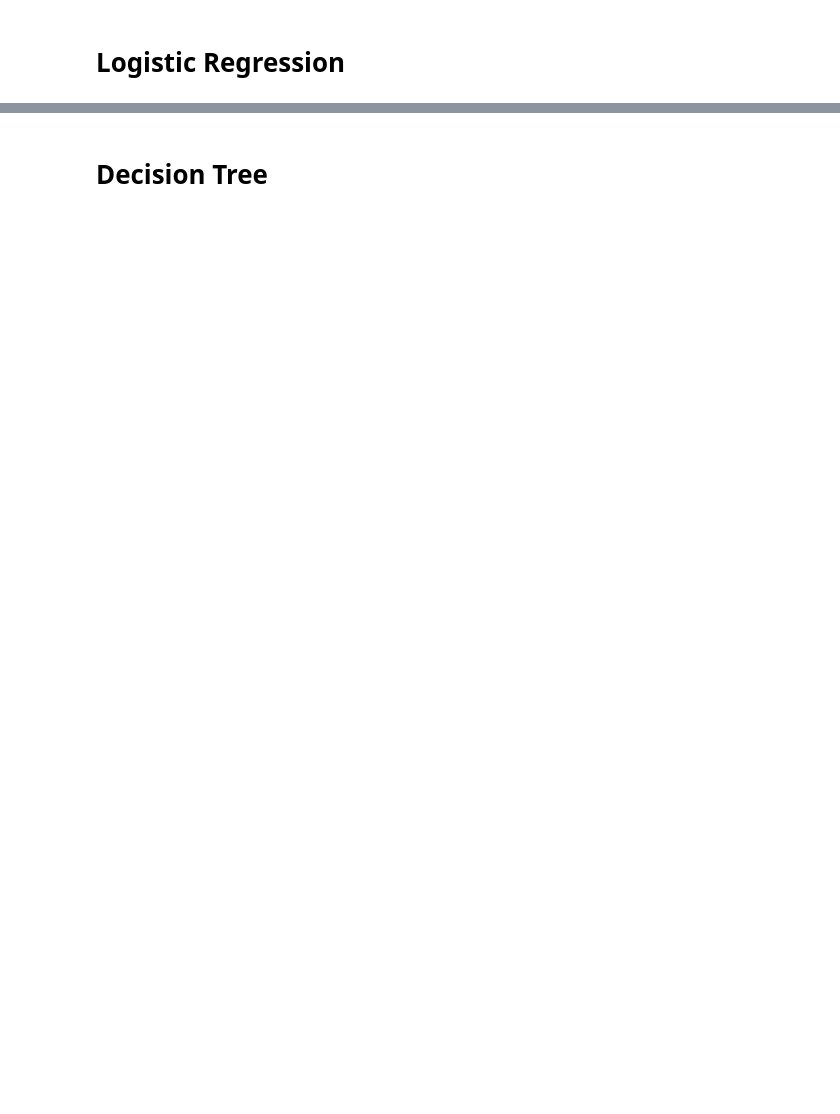
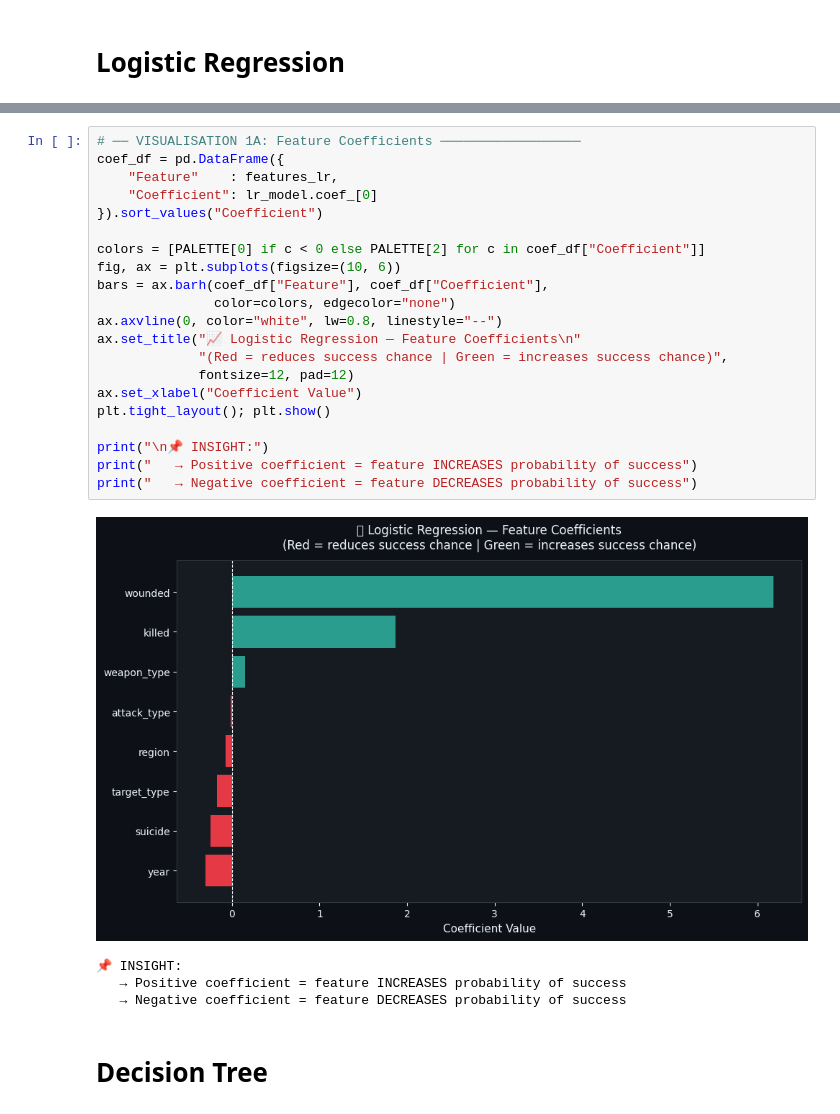
Before and after one commit to ishikarana968-rgb/data-science-assignment-3, a Jupyter notebook: Terrorism_Analysis (2).ipynb, the cells around one changed output, grey strips where cells are left out. Saved outputs shown, nothing was run; the diff lists cells and outputs as text; blank space fills up the shorter version.

```diff
--- a/Terrorism_Analysis (2).ipynb
+++ b/Terrorism_Analysis (2).ipynb
@@ -815,2 +1092,28 @@ Logistic Regression: 0.5905500976911858
+# %%
+# ── VISUALISATION 1A: Feature Coefficients ──────────────────
+coef_df = pd.DataFrame({
+    "Feature"    : features_lr,
+    "Coefficient": lr_model.coef_[0]
+}).sort_values("Coefficient")
+
+colors = [PALETTE[0] if c < 0 else PALETTE[2] for c in coef_df["Coefficient"]]
+fig, ax = plt.subplots(figsize=(10, 6))
+bars = ax.barh(coef_df["Feature"], coef_df["Coefficient"],
+               color=colors, edgecolor="none")
+ax.axvline(0, color="white", lw=0.8, linestyle="--")
+ax.set_title("📈 Logistic Regression — Feature Coefficients\n"
+             "(Red = reduces success chance | Green = increases success chance)",
+             fontsize=12, pad=12)
+ax.set_xlabel("Coefficient Value")
+plt.tight_layout(); plt.show()
+
+print("\n📌 INSIGHT:")
+print("   → Positive coefficient = feature INCREASES probability of success")
+print("   → Negative coefficient = feature DECREASES probability of success")
+# %% [output]
+[figure, added]
+📌 INSIGHT:
+   → Positive coefficient = feature INCREASES probability of success
+   → Negative coefficient = feature DECREASES probability of success
 # %% [markdown]
 # Decision Tree
```
Also changed, not shown: parts of 25 cells of this notebook.
